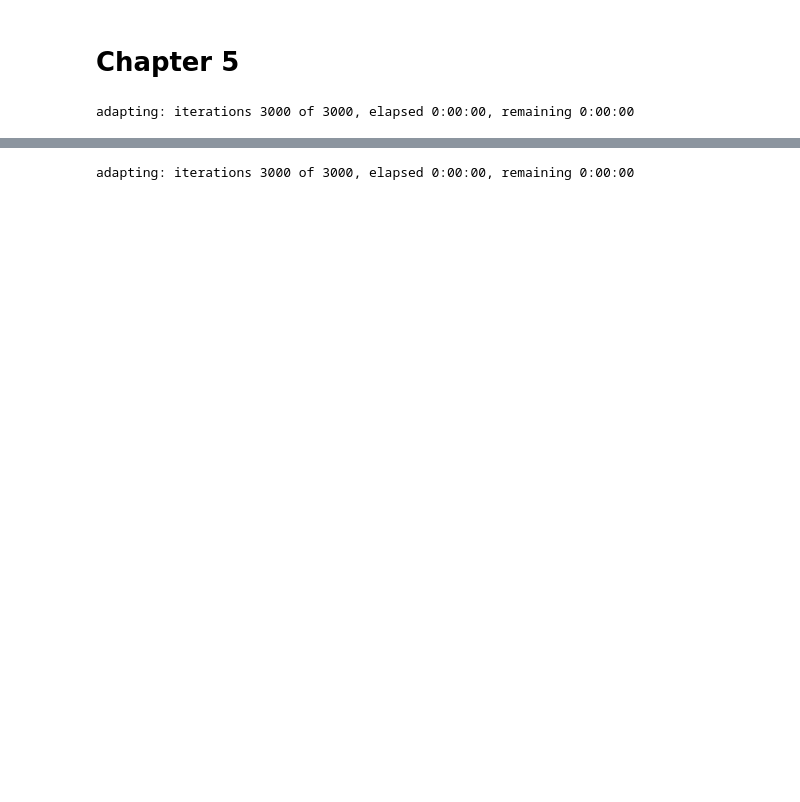
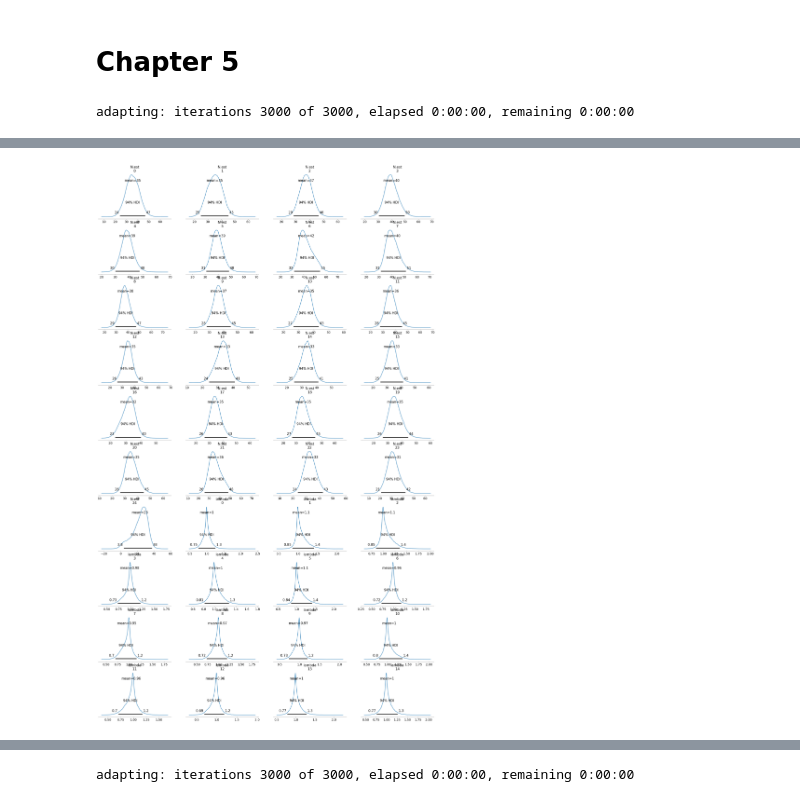
Before and after one commit to melvinwevers/vocapture, a Jupyter notebook: notebooks/book.ipynb, the cells around one changed output, grey strips where cells are left out. Drawn from its saved outputs; the diff is of its cells as text; code cells hidden in the pictures; blank space fills up the shorter version.

```diff
--- a/notebooks/book.ipynb
+++ b/notebooks/book.ipynb
@@ -95,2 +113,11 @@ sampling: iterations 75000 of 75000, elapsed 0:00:06, remaining 0:00:00
+# %%
+data_model52 = \
+    az.from_pyjags(jags_samples)
+
+az.summary(data_model52)
+# %%
+az.plot_posterior(data_model52);
+# %% [output]
+[figure, added]
 # %%
 fitted, lower, upper = np.zeros(25), np.zeros(25), np.zeros(25)
```
Also changed, not shown: parts of 44 cells of this notebook.
